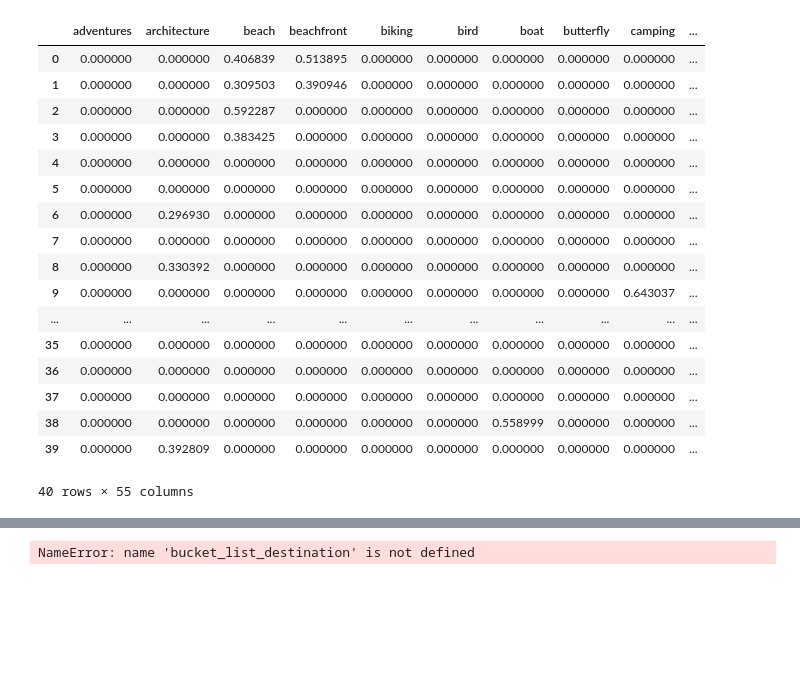
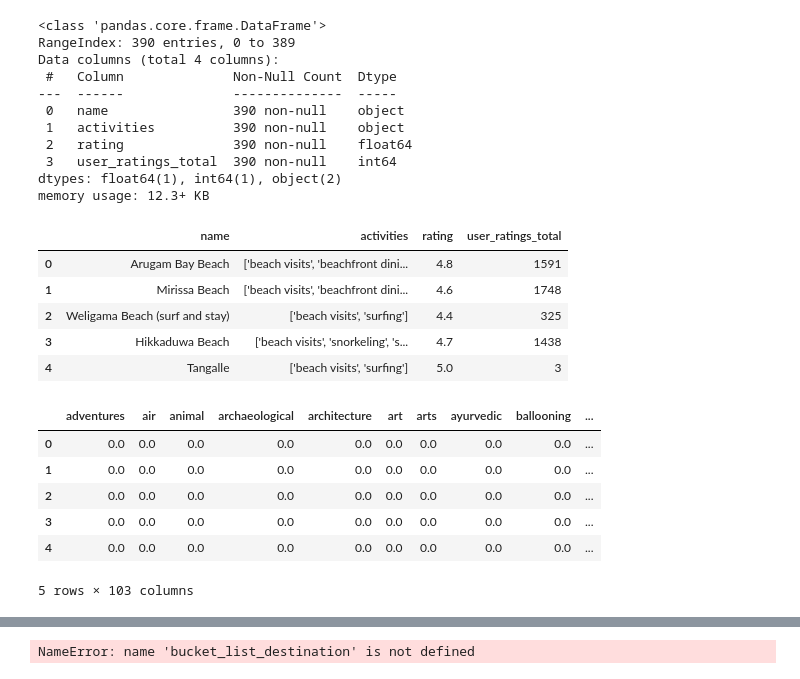
Before and after one commit to ywchanna2001/RootCode_Datathon, a Jupyter notebook: ContentBasedFiltering.ipynb, the cells around one changed output, grey strips where cells are left out. Drawn from its saved outputs; the diff is of its cells as text; code cells hidden in the pictures; blank space fills up the shorter version.

```diff
--- a/ContentBasedFiltering.ipynb
+++ b/ContentBasedFiltering.ipynb
@@ -6,5 +6,5 @@ from sklearn.metrics.pairwise import cosine_similarity
 import pickle
 # %%
 # Load the Excel file
-file_path = 'DataSets/Places_Dataset_Test.xlsx'
+file_path = 'DataSets/PLACES_FINAL.xlsx'
 df = pd.read_excel(file_path)
@@ -35,3 +11,28 @@ data.head()
+# %%
+# Remove some columns from data set
+df = df.drop(['latest_reviews'], axis = 1)
+df.info()
+# %% [output]
+<class 'pandas.core.frame.DataFrame'>
+RangeIndex: 390 entries, 0 to 389
+Data columns (total 4 columns):
+ #   Column              Non-Null Count  Dtype
+---  ------              --------------  -----
+ 0   name                390 non-null    object
+ 1   activities          390 non-null    object
+ 2   rating              390 non-null    float64
+ 3   user_ratings_total  390 non-null    int64
+dtypes: float64(1), int64(1), object(2)
+memory usage: 12.3+ KB
+# %%
+df.head()
+# %% [output]
+|  | name | activities | rating | user_ratings_total |
+| 0 | Arugam Bay Beach | ['beach visits', 'beachfront dini... | 4.8 | 1591 |
+| 1 | Mirissa Beach | ['beach visits', 'beachfront dini... | 4.6 | 1748 |
+| 2 | Weligama Beach (surf and stay) | ['beach visits', 'surfing'] | 4.4 | 325 |
+| 3 | Hikkaduwa Beach | ['beach visits', 'snorkeling', 's... | 4.7 | 1438 |
+| 4 | Tangalle | ['beach visits', 'surfing'] | 5.0 | 3 |
 # %%
 # Structure of our dataset
 # data = {
@@ -41,7 +42,7 @@ data.head()
 #     'activities': ['Hiking, Swimming', 'Beach', 'Hiking, Sightseeing']
 # }
 
-places_df = pd.DataFrame(data)
+places_df = pd.DataFrame(df)
 
 # TF-IDF Vectorizer for Activities
 tfidf = TfidfVectorizer(stop_words='english')
@@ -50,26 +51,15 @@ activities_matrix = tfidf.fit_transform(places_df['activities'])
 # Convert the matrix to a DataFrame to see the result
 activities_df = pd.DataFrame(activities_matrix.toarray(), columns=tfidf.get_feature_names_out())
 # %%
-activities_df
+activities_df.head()
 # %% [output]
-|  | adventures | architecture | beach | beachfront | biking | bird | boat | butterfly | camping | ... |
-| 0 | 0.000000 | 0.000000 | 0.406839 | 0.513895 | 0.000000 | 0.000000 | 0.000000 | 0.000000 | 0.000000 | ... |
-| 1 | 0.000000 | 0.000000 | 0.309503 | 0.390946 | 0.000000 | 0.000000 | 0.000000 | 0.000000 | 0.000000 | ... |
-| 2 | 0.000000 | 0.000000 | 0.592287 | 0.000000 | 0.000000 | 0.000000 | 0.000000 | 0.000000 | 0.000000 | ... |
-| 3 | 0.000000 | 0.000000 | 0.383425 | 0.000000 | 0.000000 | 0.000000 | 0.000000 | 0.000000 | 0.000000 | ... |
-| 4 | 0.000000 | 0.000000 | 0.000000 | 0.000000 | 0.000000 | 0.000000 | 0.000000 | 0.000000 | 0.000000 | ... |
-| 5 | 0.000000 | 0.000000 | 0.000000 | 0.000000 | 0.000000 | 0.000000 | 0.000000 | 0.000000 | 0.000000 | ... |
-| 6 | 0.000000 | 0.296930 | 0.000000 | 0.000000 | 0.000000 | 0.000000 | 0.000000 | 0.000000 | 0.000000 | ... |
-| 7 | 0.000000 | 0.000000 | 0.000000 | 0.000000 | 0.000000 | 0.000000 | 0.000000 | 0.000000 | 0.000000 | ... |
-| 8 | 0.000000 | 0.330392 | 0.000000 | 0.000000 | 0.000000 | 0.000000 | 0.000000 | 0.000000 | 0.000000 | ... |
-| 9 | 0.000000 | 0.000000 | 0.000000 | 0.000000 | 0.000000 | 0.000000 | 0.000000 | 0.000000 | 0.643037 | ... |
-| ... | ... | ... | ... | ... | ... | ... | ... | ... | ... | ... |
-| 35 | 0.000000 | 0.000000 | 0.000000 | 0.000000 | 0.000000 | 0.000000 | 0.000000 | 0.000000 | 0.000000 | ... |
-| 36 | 0.000000 | 0.000000 | 0.000000 | 0.000000 | 0.000000 | 0.000000 | 0.000000 | 0.000000 | 0.000000 | ... |
-| 37 | 0.000000 | 0.000000 | 0.000000 | 0.000000 | 0.000000 | 0.000000 | 0.000000 | 0.000000 | 0.000000 | ... |
-| 38 | 0.000000 | 0.000000 | 0.000000 | 0.000000 | 0.000000 | 0.000000 | 0.558999 | 0.000000 | 0.000000 | ... |
-| 39 | 0.000000 | 0.392809 | 0.000000 | 0.000000 | 0.000000 | 0.000000 | 0.000000 | 0.000000 | 0.000000 | ... |
+|  | adventures | air | animal | archaeological | architecture | art | arts | ayurvedic | ballooning | ... |
+| 0 | 0.0 | 0.0 | 0.0 | 0.0 | 0.0 | 0.0 | 0.0 | 0.0 | 0.0 | ... |
+| 1 | 0.0 | 0.0 | 0.0 | 0.0 | 0.0 | 0.0 | 0.0 | 0.0 | 0.0 | ... |
+| 2 | 0.0 | 0.0 | 0.0 | 0.0 | 0.0 | 0.0 | 0.0 | 0.0 | 0.0 | ... |
+| 3 | 0.0 | 0.0 | 0.0 | 0.0 | 0.0 | 0.0 | 0.0 | 0.0 | 0.0 | ... |
+| 4 | 0.0 | 0.0 | 0.0 | 0.0 | 0.0 | 0.0 | 0.0 | 0.0 | 0.0 | ... |
-40 rows × 55 columns
+5 rows × 103 columns
 # %%
 # Add the TF-IDF vectorized activities back to the main DataFrame
 places_df = pd.concat([places_df, activities_df], axis=1)
```
Also changed, not shown: parts of 7 cells of this notebook, 14 other files.
